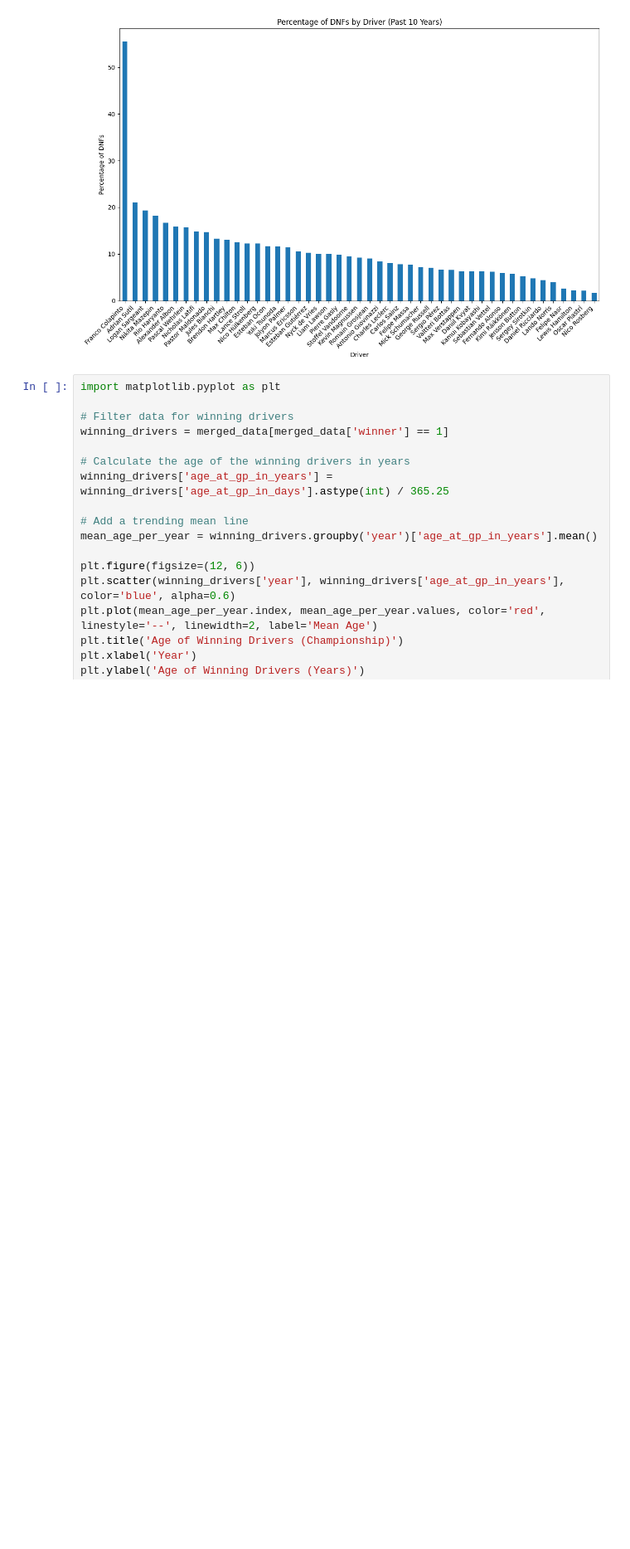
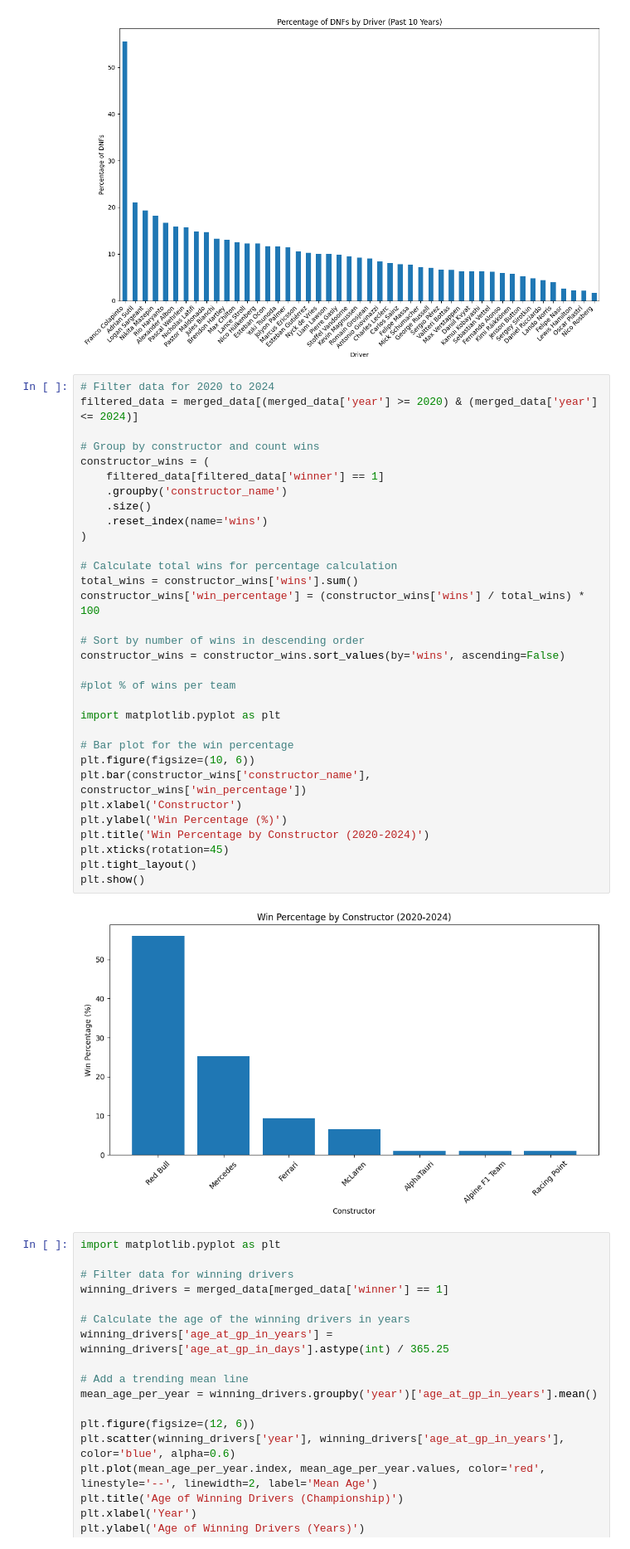
Before and after one commit to joelcalm/Formula1Prediction, a Jupyter notebook: f1_2.ipynb, the cells around one changed output. Shown at 83% size. Saved outputs shown, nothing was run; the diff lists cells and outputs as text; blank space fills up the shorter version.

```diff
--- a/f1_2.ipynb
+++ b/f1_2.ipynb
@@ -830,6 +830,40 @@ plt.tight_layout()
 plt.show()
 # %% [output]
 [figure]
+# %%
+# Filter data for 2020 to 2024
+filtered_data = merged_data[(merged_data['year'] >= 2020) & (merged_data['year'] <= 2024)]
+
+# Group by constructor and count wins
+constructor_wins = (
+    filtered_data[filtered_data['winner'] == 1]
+    .groupby('constructor_name')
+    .size()
+    .reset_index(name='wins')
+)
+
+# Calculate total wins for percentage calculation
+total_wins = constructor_wins['wins'].sum()
+constructor_wins['win_percentage'] = (constructor_wins['wins'] / total_wins) * 100
+
+# Sort by number of wins in descending order
+constructor_wins = constructor_wins.sort_values(by='wins', ascending=False)
+
+#plot % of wins per team
+
+import matplotlib.pyplot as plt
+
+# Bar plot for the win percentage
+plt.figure(figsize=(10, 6))
+plt.bar(constructor_wins['constructor_name'], constructor_wins['win_percentage'])
+plt.xlabel('Constructor')
+plt.ylabel('Win Percentage (%)')
+plt.title('Win Percentage by Constructor (2020-2024)')
+plt.xticks(rotation=45)
+plt.tight_layout()
+plt.show()
+# %% [output]
+[figure, added]
 # %%
 import matplotlib.pyplot as plt
 
```
Also changed, not shown: parts of 34 cells of this notebook, 1 other file.
